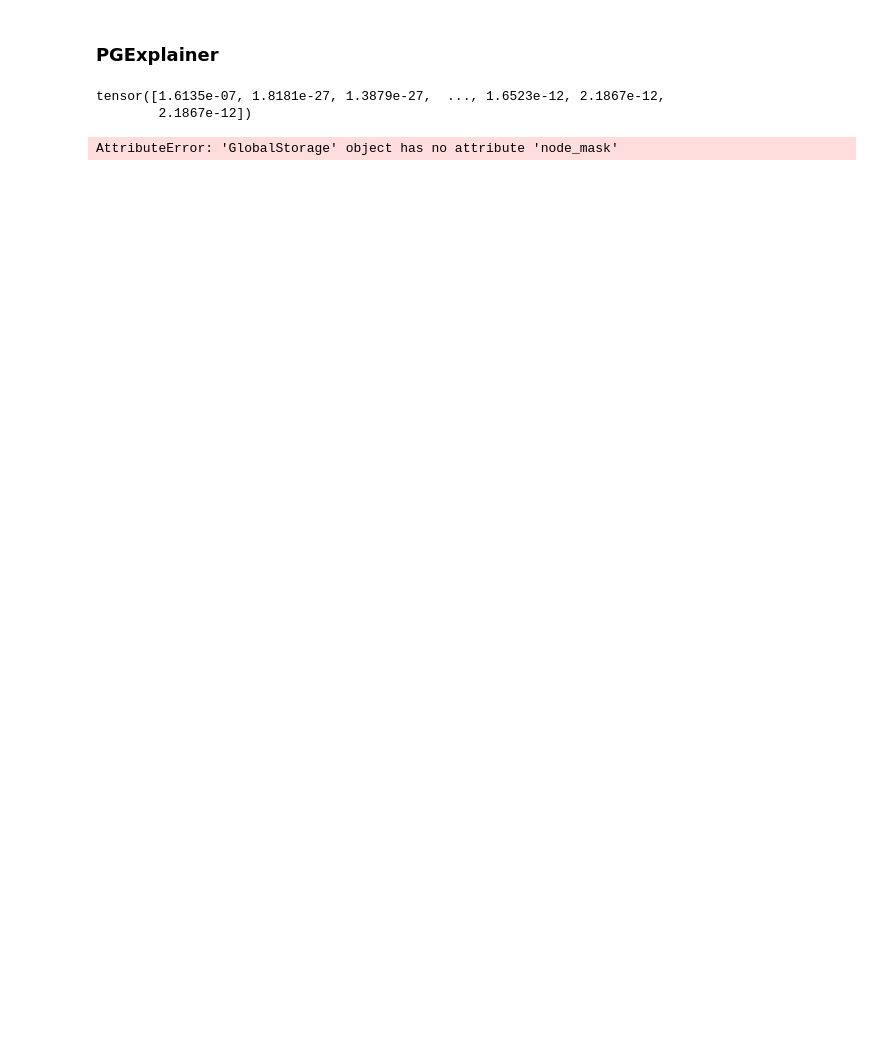
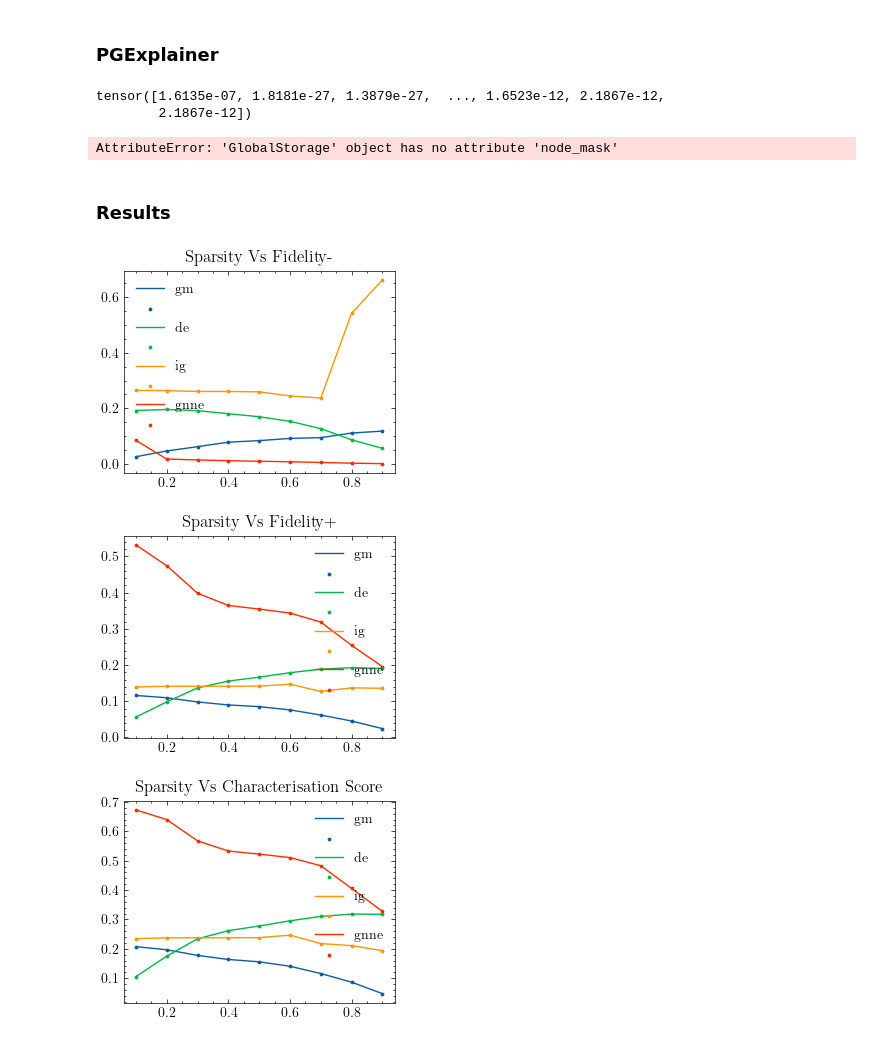
Before and after one commit to ljrn8/COMP4003, a Jupyter notebook: notebooks/xAI/explanations_raw.ipynb, the cells around one changed output. Drawn from its saved outputs; the diff is of its cells as text; code cells hidden in the pictures; blank space fills up the shorter version.

```diff
--- a/notebooks/xAI/explanations_raw.ipynb
+++ b/notebooks/xAI/explanations_raw.ipynb
@@ -383,0 +414,37 @@ Error:
+# %%
+# gm_metrics = {'fid+': [], 'fid-': [], 's': [], 'c': [], 'k': []}
+
+def get_masked_prediction(sparsity, explanations):
+    l = {'y': [], 'yp': [], 'ypm': [], 'ypmi': []}
+    for batch, expl in zip(get_batch(test, batch_size=5_000), explanations):
+
+        # sparsity restriction is computed per-batch
+        # due to memory limitations
+        soft_mask = expl.node_mask
+        flat_mask = soft_mask.flatten()
+        k = int(sparsity * flat_mask.numel())
+        threshold = torch.topk(flat_mask, k).values[-1]
+        mask = soft_mask > threshold
+
+        batch_G = to_graph(batch)
+        l['y'].append(batch_G.Attack)
+        l['yp'].append(model(batch_G.x, batch_G.edge_index).argmax(axis=1))
+        l['ypm'].append(model(batch_G.x * mask, batch_G.edge_index).argmax(axis=1))
+        l['ypmi'].append(model(batch_G.x * (~mask), batch_G.edge_index).argmax(axis=1))
+
+    y, y_pred, y_mask, y_imask = [
+        np.concat(l)
+        for l in (l['y'], l['yp'], l['ypm'], l['ypmi'])
+    ]
+    fidm = np.abs(((y_pred == y).astype(float) - (y_mask == y)).astype(float)).mean()
+    fidp = np.abs(((y_pred == y).astype(float) - (y_imask == y)).astype(float)).mean()
+    return fidp, fidm
+
+
+for s in tqdm(np.arange(0.1, 1, 0.1)):
+    fn, fp = get_masked_prediction(s, explanations=explanations)
+    gm_metrics['fid+'].append(fp)
+    gm_metrics['fid-'].append(fn)
+    c = characterization_score(fp, fn) if (fp * fn) != 0 else 0
+    gm_metrics['c'].append(c)
+    gm_metrics['s'].append(s)
@@ -441,3 +520,17 @@ explanation = explainer(x=x_sub, edge_index=sub_edge_index,
 tensor([1.6135e-07, 1.8181e-27, 1.3879e-27,  ..., 1.6523e-12, 2.1867e-12,
         2.1867e-12])
 AttributeError: 'GlobalStorage' object has no attribute 'node_mask'
+# %% [markdown]
+### Results
+# %%
+plot_sparisity_curves([
+    gm_metrics,
+    de_metrics,
+    ig_metrics,
+    gnne_metrics,
+
+], legend=('gm', '', 'de', '', 'ig', '', 'gnne', ''), s=3)
+# %% [output]
+[figure, added]
+[figure, added]
+[figure, added]
```
Also changed, not shown: parts of 23 cells of this notebook, 1 other file.
